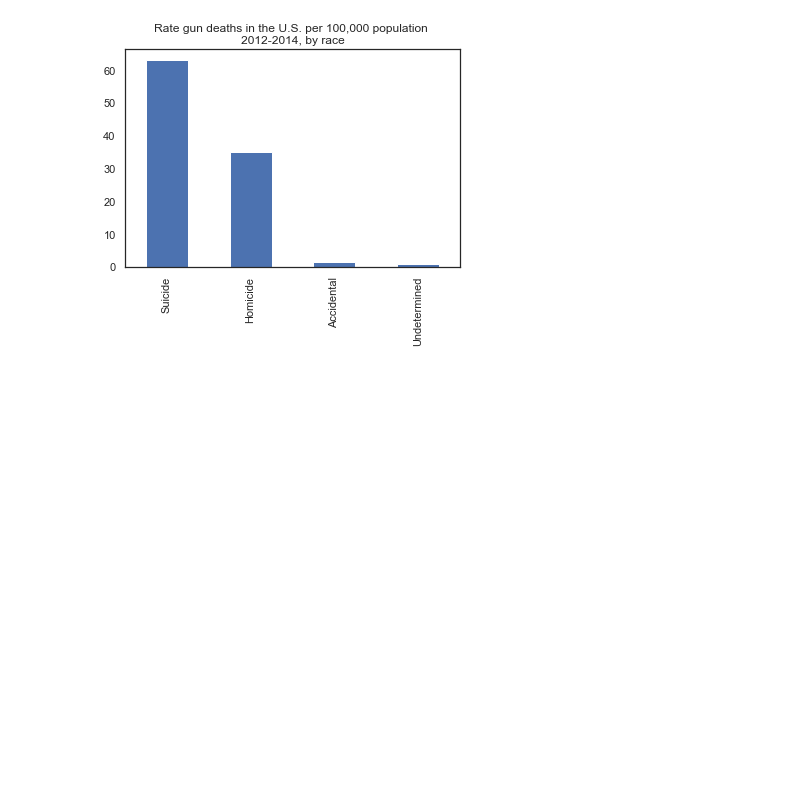
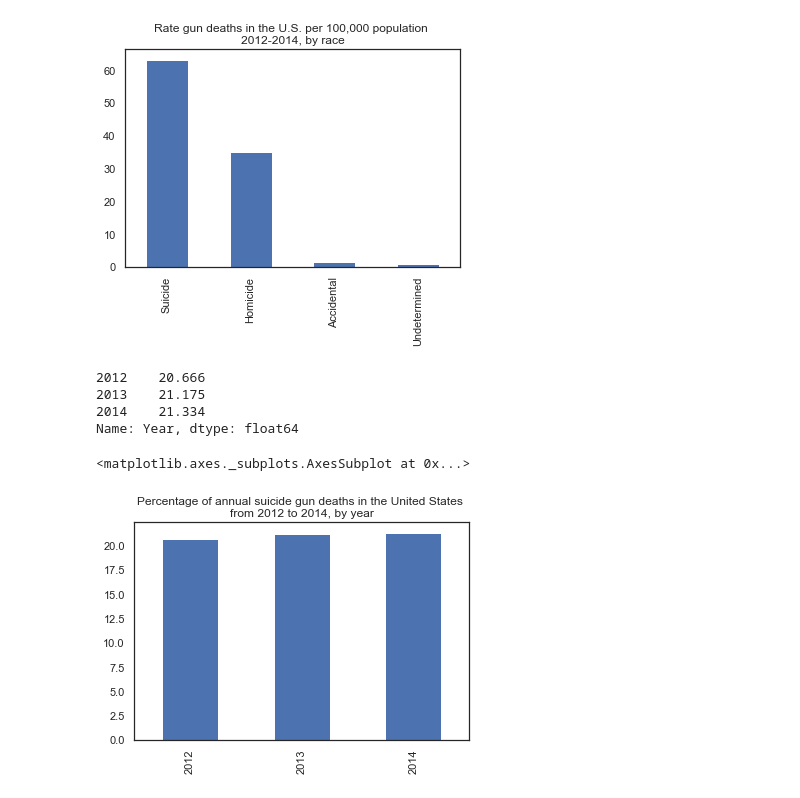
Before and after one commit to duochen/Python-DataScience, a Jupyter notebook: Lecture09/Projects/Gun Deaths.ipynb, the cells around one changed output. Saved outputs shown, nothing was run; the diff lists cells and outputs as text; code cells hidden in the pictures; blank space fills up the shorter version.

```diff
--- a/Lecture09/Projects/Gun Deaths.ipynb
+++ b/Lecture09/Projects/Gun Deaths.ipynb
@@ -116,3 +116,19 @@ Name: Intent, dtype: float64
 # %% [output]
 <matplotlib.axes._subplots.AxesSubplot at 0x...>
 [figure]
+# %%
+# What is the percentage of suicide gun deaths in the United States from 2012 to 2014, by year?
+dataset_suicide=dataset[dataset["Intent"]=="Suicide"]
+datasetSuicide= dataset_suicide.Year.value_counts(ascending=False) *100/100000
+datasetSuicide.sort_values(ascending=True)
+# %% [output]
+2012    20.666
+2013    21.175
+2014    21.334
+Name: Year, dtype: float64
+# %%
+# Plot the data
+datasetSuicide.sort_values(ascending=True).plot.bar(title='Percentage of annual suicide gun deaths in the United States \nfrom 2012 to 2014, by year')
+# %% [output]
+<matplotlib.axes._subplots.AxesSubplot at 0x...>
+[figure, added]
```
